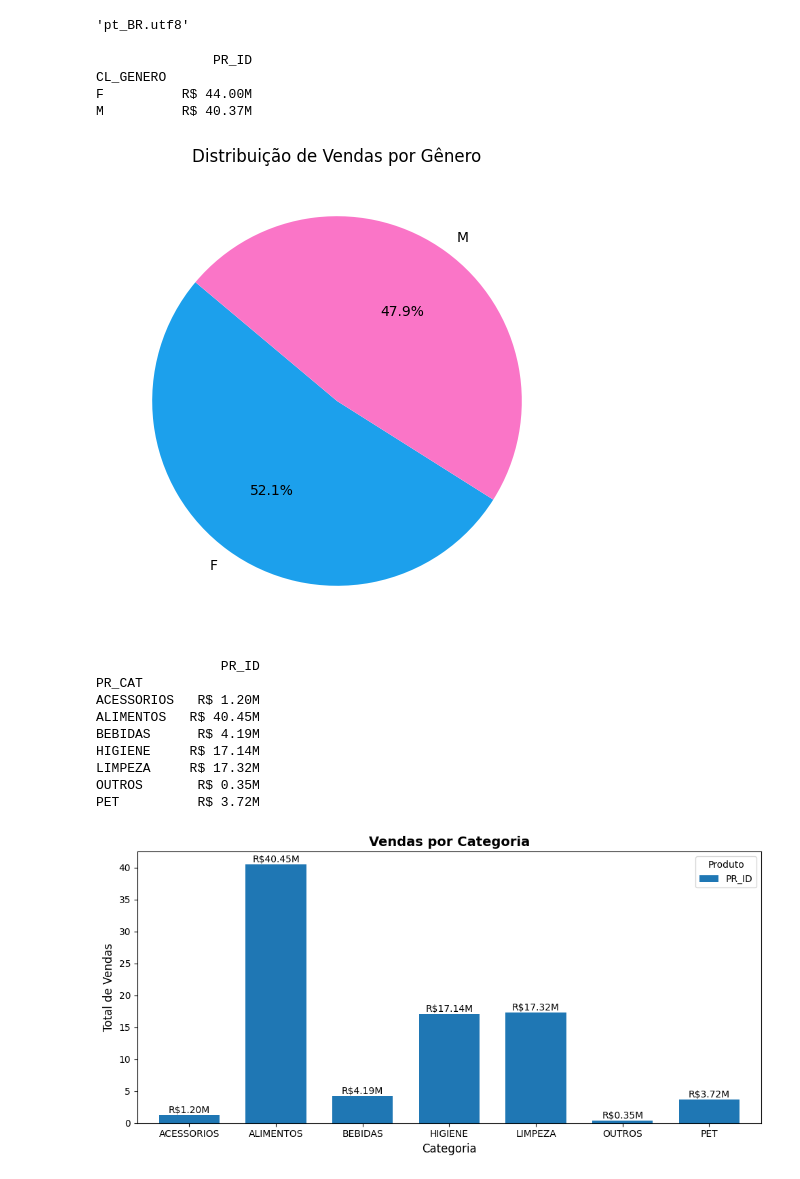
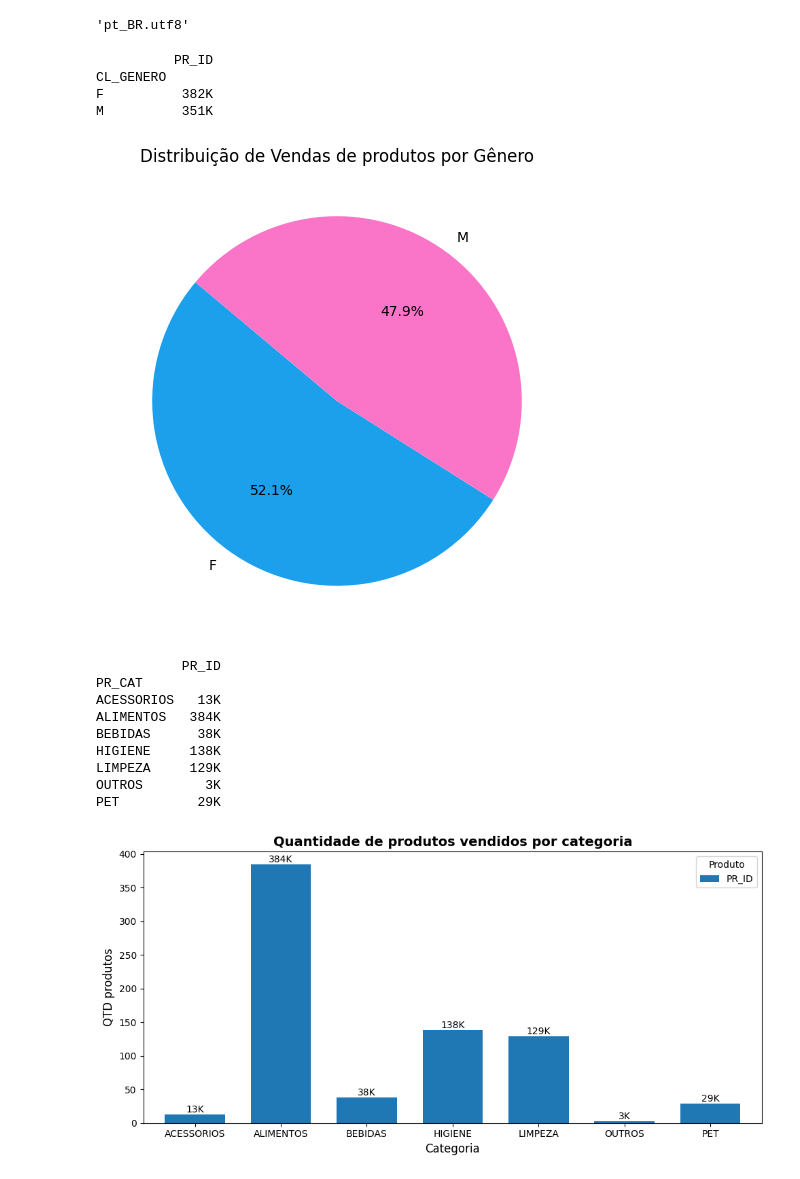
Before and after one commit to RenataFernandes-jpg/https---github.com-RenataFernandes-jpg-Miniprojeto_RenataFernandes_T2, a Jupyter notebook: Notebook/Projeto Varejo.ipynb, the cells around one changed output. Drawn from its saved outputs; the diff is of its cells as text; code cells hidden in the pictures.

```diff
--- a/Notebook/Projeto Varejo.ipynb
+++ b/Notebook/Projeto Varejo.ipynb
@@ -142,25 +142,25 @@ locale.setlocale(locale.LC_ALL, 'pt_BR.utf8')
 # %% [output]
 'pt_BR.utf8'
 # %%
-#Analise de vendas por genero
+#Analise da qtd de produtos vendidos por genero
 QTD_GEN = pd.pivot_table(
     df_var2,
     values="PR_ID",
     index="CL_GENERO",
-    aggfunc="sum",
+    aggfunc="count",
     fill_value=0
 )
 
-QTD_GEN = QTD_GEN / 1000000
-print(QTD_GEN.map('R$ {:,.2f}M'.format))
+QTD_GEN = QTD_GEN / 1000
+print(QTD_GEN.map('{:,.0f}K'.format))
 print()
 # %% [output]
-               PR_ID
+          PR_ID
 CL_GENERO
-F          R$ 44.00M
-M          R$ 40.37M
+F          382K
+M          351K
 # %%
-#Gráfico de pizza para a distribuição de vendas por gênero
+#Gráfico de pizza para a distribuição de vendas de produtos por gênero
 cores = ["#1CA0EC","#FA75C7"]
 
 QTD_GEN.plot.pie(
@@ -172,56 +172,55 @@ QTD_GEN.plot.pie(
     legend=False
 )
 
-plt.title('Distribuição de Vendas por Gênero')
+plt.title('Distribuição de Vendas de produtos por Gênero')
 plt.ylabel('')
 plt.show()
 # %% [output]
-[figure, old version]
+[figure, new version]
 # %%
-#Analise de vendas por categoria
+#Analise de qtd vendas de produtos por categoria
 QTD_CAT = pd.pivot_table(
     df_var2,
     values="PR_ID",
     index="PR_CAT",
-    aggfunc="sum",
+    aggfunc="count",
     fill_value=0
 )
 
-QTD_CAT = QTD_CAT / 1000000
-
-print(QTD_CAT.map('R$ {:,.2f}M'.format))
+QTD_CAT = QTD_CAT / 1000
+print(QTD_CAT.map('{:,.0f}K'.format))
 # %% [output]
-                PR_ID
+           PR_ID
 PR_CAT
-ACESSORIOS   R$ 1.20M
-ALIMENTOS   R$ 40.45M
-BEBIDAS      R$ 4.19M
-HIGIENE     R$ 17.14M
-LIMPEZA     R$ 17.32M
-OUTROS       R$ 0.35M
-PET          R$ 3.72M
+ACESSORIOS   13K
+ALIMENTOS   384K
+BEBIDAS      38K
+HIGIENE     138K
+LIMPEZA     129K
+OUTROS        3K
+PET          29K
 # %%
-#Gráfico de barras para a distribuição de vendas por categoria
+#Gráfico de barras para a distribuição de vendas de produtos por categoria
 
 fig, ax = plt.subplots(figsize=(10, 5))
 
 grafico = QTD_CAT.plot(kind='bar',ax=ax, stacked=True, width=0.7)
 
 
-ax.set_title('Vendas por Categoria', fontsize=14, fontweight='bold')
+ax.set_title('Quantidade de produtos vendidos por categoria', fontsize=14, fontweight='bold')
 ax.set_xlabel('Categoria', fontsize=12)
-ax.set_ylabel('Total de Vendas', fontsize=12)
+ax.set_ylabel('QTD produtos', fontsize=12)
 
-ax.bar_label(ax.containers[0], label_type="edge", color='black', fmt='R${:.2f}M')
+ax.bar_label(ax.containers[0], label_type="edge", color='black', fmt='{:,.0f}K')
 if len(ax.containers) > 1:
-    ax.bar_label(ax.containers[1], label_type="edge", color='black', fmt='R${:.2f}M')
+    ax.bar_label(ax.containers[1], label_type="edge", color='black', fmt='R${:,.2f}K')
 
 plt.xticks(rotation=0)
 plt.legend(title='Produto')
 plt.tight_layout()
 plt.show()
 # %% [output]
-[figure, old version]
+[figure, new version]
 # %%
 #acrescenta coluna mês e ano
 
```
Also changed, not shown: parts of 9 cells of this notebook.
